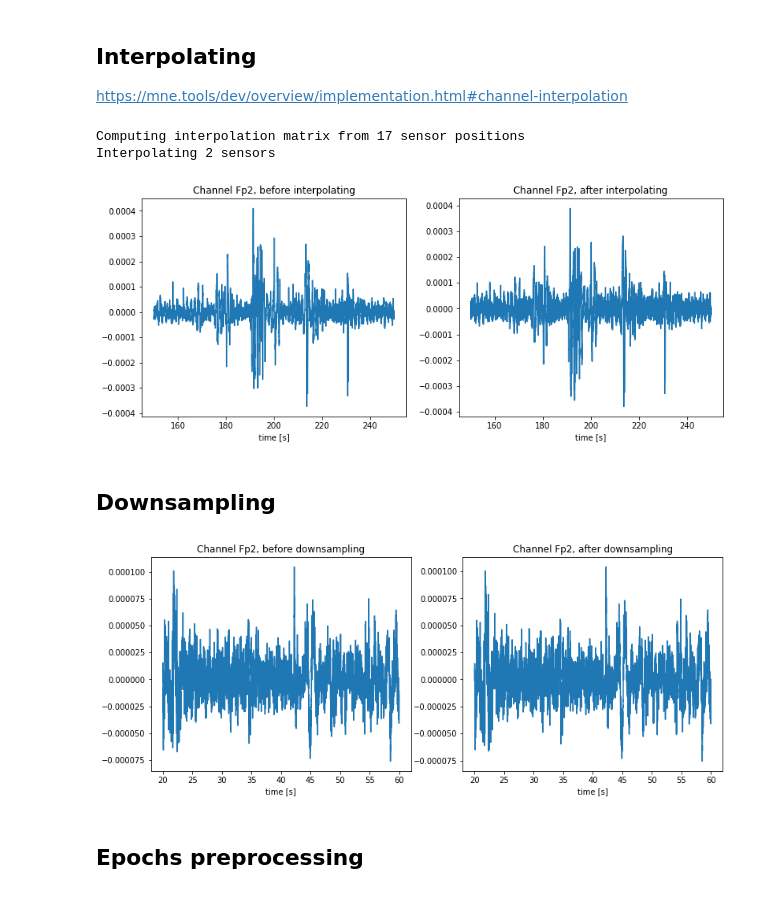
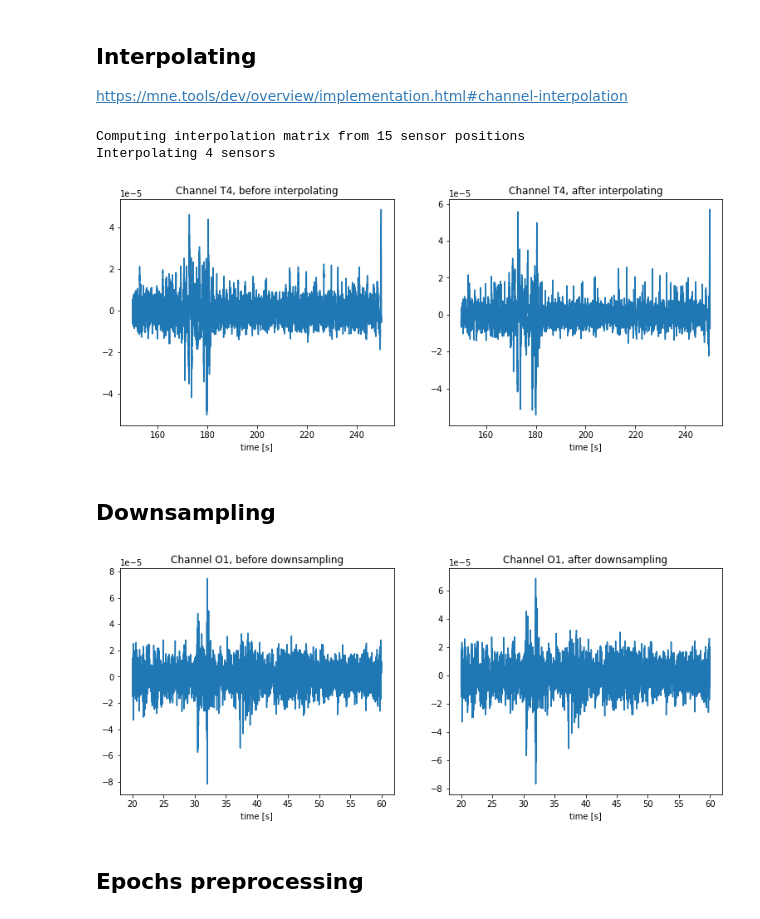
Before and after one commit to Przepioreczka/licencjat, a Jupyter notebook: Checking_preprocessing.ipynb, the cells around one changed output. Cells and saved outputs as stored; diff of their text form; code cells hidden in the pictures.

```diff
--- a/Checking_preprocessing.ipynb
+++ b/Checking_preprocessing.ipynb
@@ -287,33 +378,32 @@ https://mne.tools/dev/overview/implementation.html#channel-interpolation
 # %%
 before_interp = after_filtering
 
-ch_ind, ch_names = get_bad_channels(before_interp, channels)
+ch_bads, ch_names = get_bad_channels(before_interp, channels)
 file.info['bads'] = ch_names
 file.interpolate_bads(reset_bads=False, mode='accurate', origin=[0,0,0])
 
 after_interp = file.get_data()
-ch_no = ch_ind[1]
+bad_ch = ch_bads[1]
 
-before_after_plot(before_interp, after_interp, Fs, ch_no, channels[ch_no], name = 'interpolating')
+before_after_plot(before_interp, after_interp, Fs, bad_ch, channels[bad_ch], name = 'interpolating')
 # %% [output]
-Computing interpolation matrix from 17 sensor positions
-Interpolating 2 sensors
+Computing interpolation matrix from 15 sensor positions
+Interpolating 4 sensors
-[figure, old version]
+[figure, new version]
 # %% [markdown]
 ## Downsampling
 # %%
 before_resamp = after_interp
 
 file.resample(256)
 
 after_resamp = file.get_data()
 
 Fs_d = int(file.info['sfreq'])
-ch_no = ch_ind[1]
 
-before_after_plot(before_resamp, after_resamp, Fs, ch_no, channels[ch_no], name = 'downsampling', start = 20, stop = 60, Fs_new = Fs_d)
+before_after_plot(before_resamp, after_resamp,Fs, ch, channels[ch], name = 'downsampling', start = 20, stop = 60, Fs_new = Fs_d)
 # %% [output]
-[figure, old version]
+[figure, new version]
 # %% [markdown]
 ## Epochs preprocessing
 # %% [markdown]
```
Also changed, not shown: parts of 32 cells of this notebook, 1 other file.
